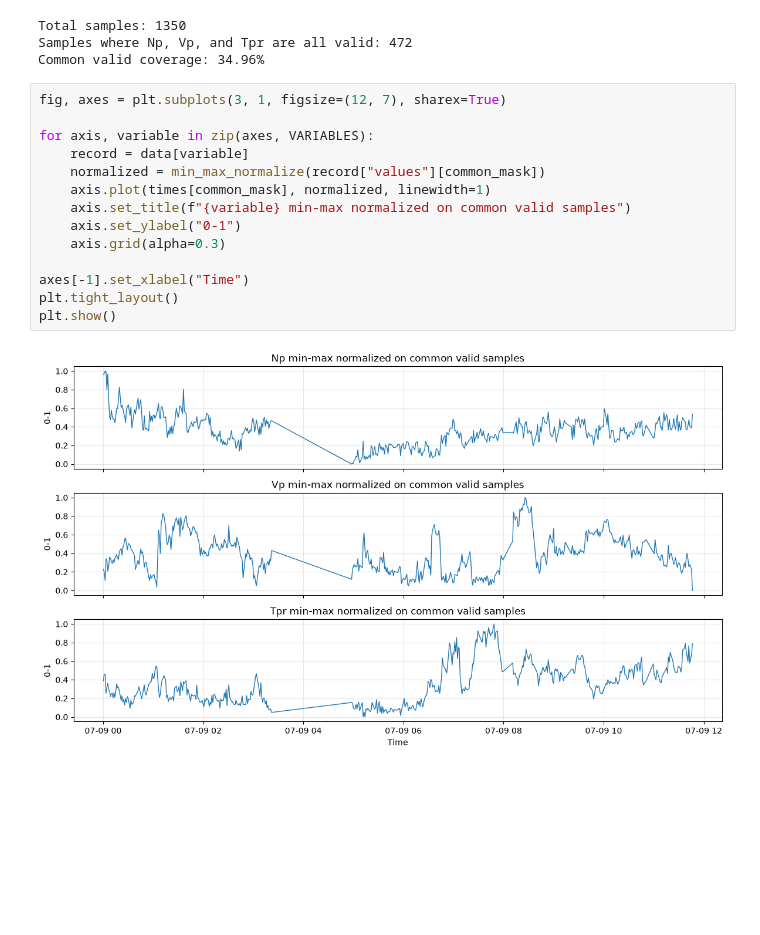
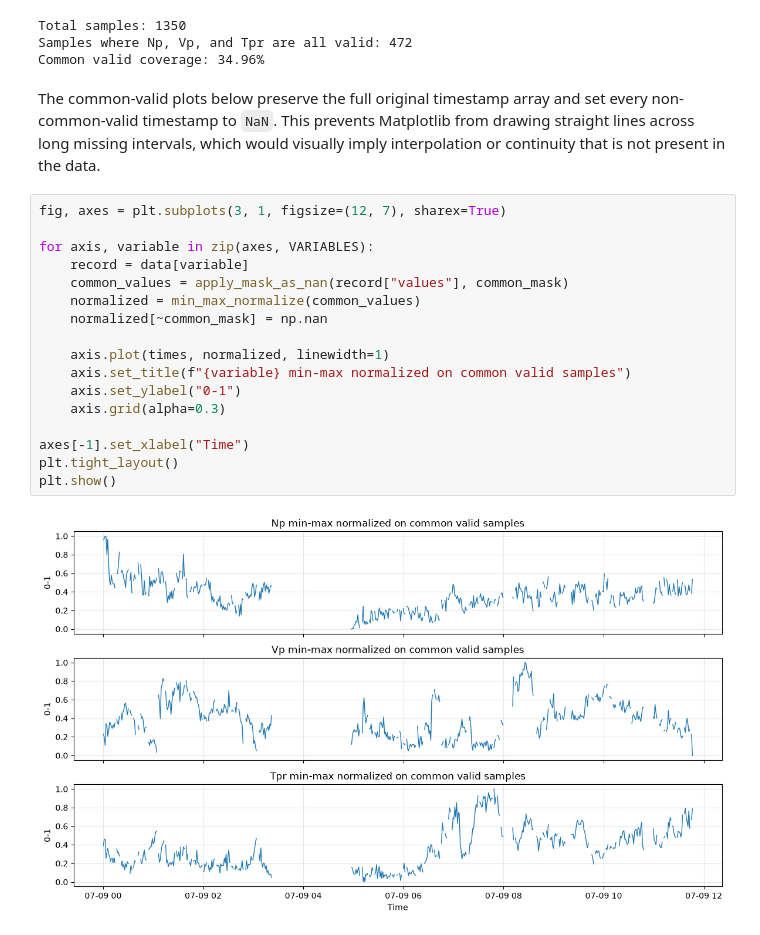
Before and after one commit to hux-alan/heliosonic, a Jupyter notebook: notebooks/03_normalize_variables.ipynb, the cells around one changed output. Cells and saved outputs as stored; diff of their text form; blank space fills up the shorter version.

```diff
--- a/notebooks/03_normalize_variables.ipynb
+++ b/notebooks/03_normalize_variables.ipynb
@@ -251,22 +251,27 @@ print(f"Common valid coverage: {100 * np.mean(common_mask):.2f}%")
 Total samples: 1350
 Samples where Np, Vp, and Tpr are all valid: 472
 Common valid coverage: 34.96%
+# %% [markdown]
+The common-valid plots below preserve the full original timestamp array and set every non-common-valid timestamp to `NaN`. This prevents Matplotlib from drawing straight lines across long missing intervals, which would visually imply interpolation or continuity that is not present in the data.
 # %%
 fig, axes = plt.subplots(3, 1, figsize=(12, 7), sharex=True)
 
 for axis, variable in zip(axes, VARIABLES):
     record = data[variable]
-    normalized = min_max_normalize(record["values"][common_mask])
-    axis.plot(times[common_mask], normalized, linewidth=1)
+    common_values = apply_mask_as_nan(record["values"], common_mask)
+    normalized = min_max_normalize(common_values)
+    normalized[~common_mask] = np.nan
+
+    axis.plot(times, normalized, linewidth=1)
     axis.set_title(f"{variable} min-max normalized on common valid samples")
     axis.set_ylabel("0-1")
     axis.grid(alpha=0.3)
 
 axes[-1].set_xlabel("Time")
 plt.tight_layout()
 plt.show()
 # %% [output]
-[figure, old version]
+[figure, new version]
 # %% [markdown]
 ## First-Pass Normalization Decisions
 
```
Also changed, not shown: parts of 1 cell of this notebook.
